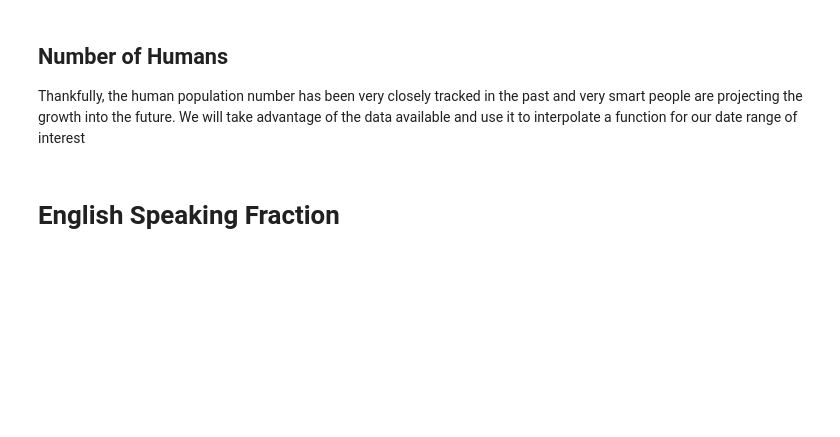
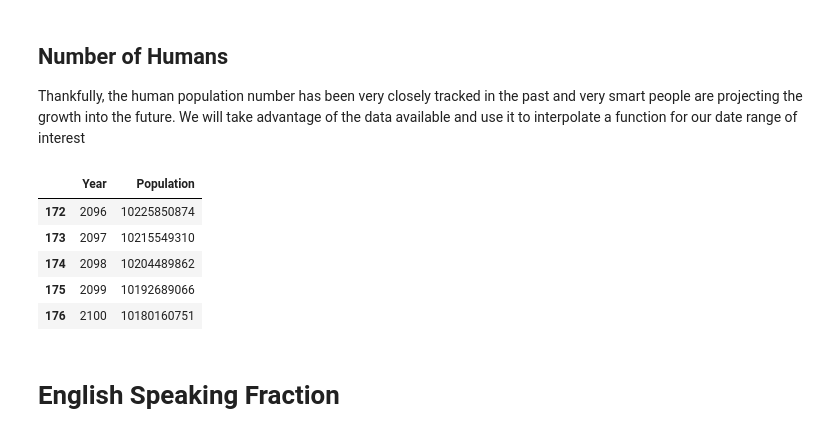
Before and after one commit to ossner/detectai, a Jupyter notebook: notebooks/humans.ipynb, the cells around one changed output. Drawn from its saved outputs; the diff is of its cells as text; code cells hidden in the pictures; blank space fills up the shorter version.

```diff
--- a/notebooks/humans.ipynb
+++ b/notebooks/humans.ipynb
@@ -22,38 +22,18 @@ Thankfully, the human population number has been very closely tracked in the pas
 # %%
 import pandas as pd
 import numpy as np
 from scipy.interpolate import CubicSpline
-import plotly.graph_objects as go
+from utils import plot_against_data
 
 population_df = pd.read_csv('../data/population.csv')[['Year', 'Population']]
 population_df.tail()
-
-def plot_against_data(function, x_range, xdata, ydata, title, yaxis_title, xaxis_title="t"):
-    fig = go.Figure()
-    fig.add_trace(go.Scatter(
-        x=xdata,
-        y=ydata,
-        mode='markers',
-        name='Data Points',
-        line=dict(width=2)
-    ))
-    fig.add_trace(go.Scatter(
-        x=x_range,
-        y=function(x_range),
-        mode='lines',
-        name='Modelled Function',
-        line=dict(width=2)
-    ))
-    fig.update_layout(
-        title=title,
-        xaxis_title=xaxis_title,
-        yaxis_title=yaxis_title,
-        legend=dict(yanchor="top", y=0.99, xanchor="left", x=0.01),
-        hovermode="x unified",
-        template="plotly_white",  # or use another template like "plotly_dark"
-        showlegend=True
-    )
-    return fig
+# %% [output]
+|  | Year | Population |
+| 172 | 2096 | 10225850874 |
+| 173 | 2097 | 10215549310 |
+| 174 | 2098 | 10204489862 |
+| 175 | 2099 | 10192689066 |
+| 176 | 2100 | 10180160751 |
 # %%
 population_data_x = population_df['Year'].values
 population_data_y = population_df['Population'].values
```
Also changed, not shown: parts of 3 cells of this notebook, 1 other file.
